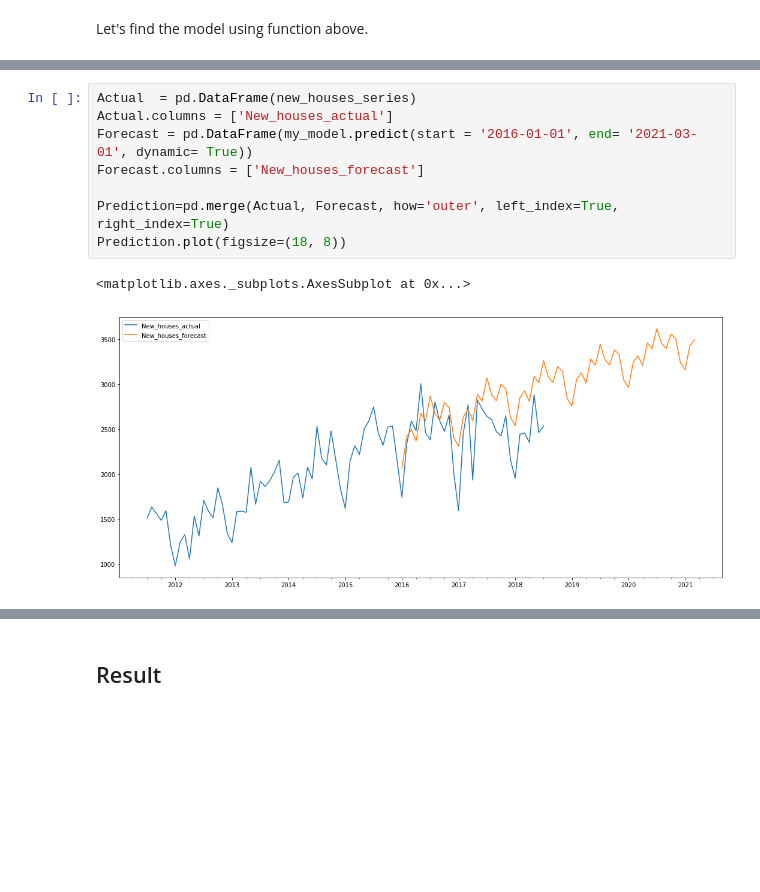
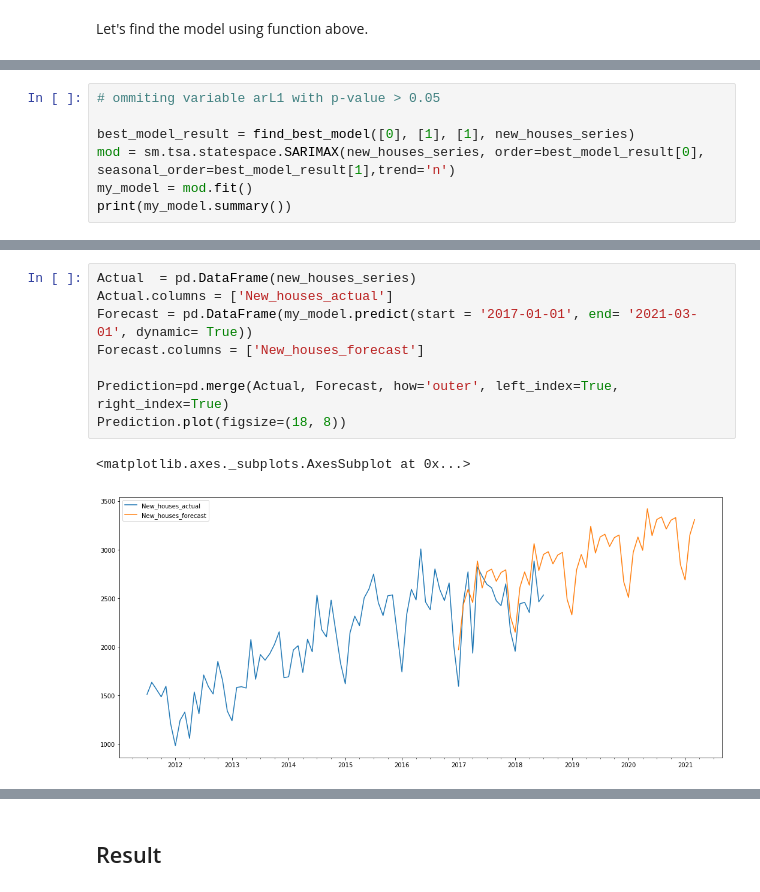
Before and after one commit to TheVacuumUniversity/Time-series-analysis, a Jupyter notebook: Building approvals in New South Wales (Australia) forecast - time series analysis.ipynb, the cells around one changed output, grey strips where cells are left out. Cells and saved outputs as stored; diff of their text form; blank space fills up the shorter version.

Commit message:
Comments changed + model with omitted variable

```diff
--- a/Building approvals in New South Wales (Australia) forecast - time series analysis.ipynb
+++ b/Building approvals in New South Wales (Australia) forecast - time series analysis.ipynb
@@ -290,3 +289,10 @@ Covariance Type:                              opg
 
 Warnings:
 [1] Covariance matrix calculated using the outer product of gradients (complex-step).
+# %%
+# ommiting variable arL1 with p-value > 0.05
+
+best_model_result = find_best_model([0], [1], [1], new_houses_series)
+mod = sm.tsa.statespace.SARIMAX(new_houses_series, order=best_model_result[0], seasonal_order=best_model_result[1],trend='n')
+my_model = mod.fit()
+print(my_model.summary())
@@ -293,14 +317,14 @@ Warnings:
 # %%
 Actual  = pd.DataFrame(new_houses_series)
 Actual.columns = ['New_houses_actual']
-Forecast = pd.DataFrame(my_model.predict(start = '2016-01-01', end= '2021-03-01', dynamic= True))
+Forecast = pd.DataFrame(my_model.predict(start = '2017-01-01', end= '2021-03-01', dynamic= True))
 Forecast.columns = ['New_houses_forecast']
 
 Prediction=pd.merge(Actual, Forecast, how='outer', left_index=True, right_index=True)
 Prediction.plot(figsize=(18, 8))
 # %% [output]
 <matplotlib.axes._subplots.AxesSubplot at 0x...>
-[figure, old version]
+[figure, new version]
 # %%
 Prediction.tail(50)
 # %% [output]
```
Also changed, not shown: parts of 6 cells of this notebook.
